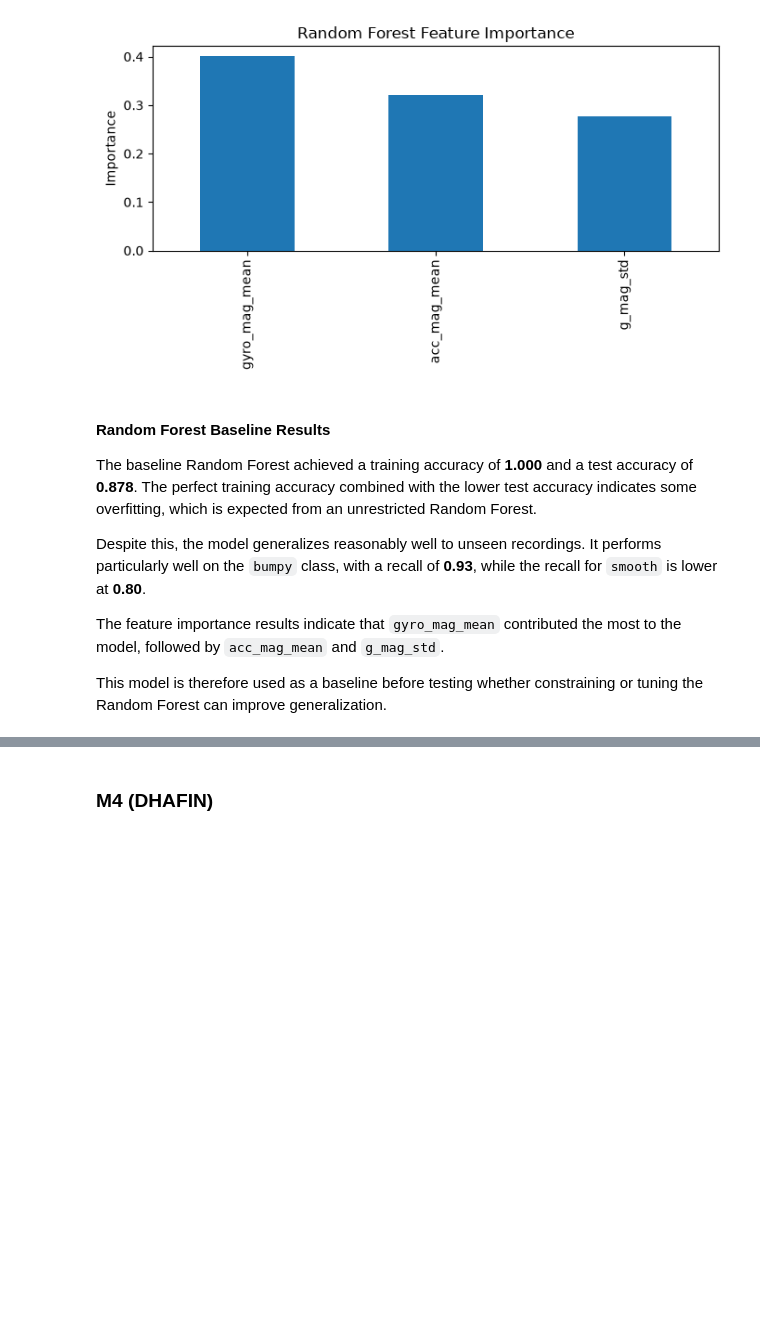
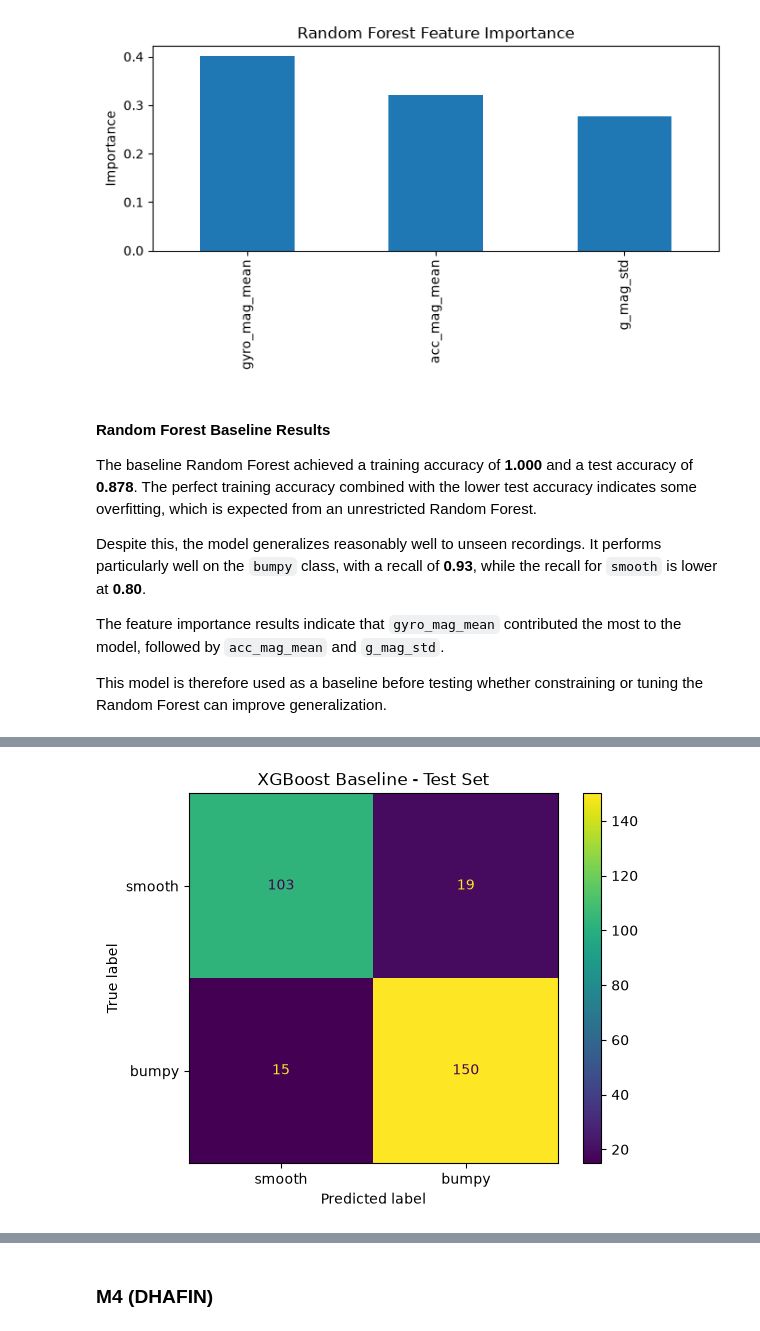
Before and after one commit to dhafinrizaldi/tue-5are0-bike-lane-quality, a Jupyter notebook: group11.ipynb, the cells around one changed output, grey strips where cells are left out. Drawn from its saved outputs; the diff is of its cells as text; code cells hidden in the pictures; blank space fills up the shorter version.

Commit message:
Implemented the XGBOOST baseline model.

```diff
--- a/group11.ipynb
+++ b/group11.ipynb
@@ -1561,0 +1566,96 @@ This model is therefore used as a baseline before testing whether constraining o
+# %%
+from xgboost import XGBClassifier
+from sklearn.metrics import (
+    accuracy_score,
+    classification_report,
+    confusion_matrix,
+    ConfusionMatrixDisplay
+)
+
+import matplotlib.pyplot as plt
+import pandas as pd
+
+
+# Baseline XGBoost
+xgb_baseline = XGBClassifier(
+    random_state=RANDOM_SEED,
+    eval_metric="logloss"
+)
+
+
+# Train only on the training data
+xgb_baseline.fit(X_train, y_train)
+
+
+# Predictions
+y_train_pred_xgb = xgb_baseline.predict(X_train)
+y_test_pred_xgb = xgb_baseline.predict(X_test)
+
+
+# Accuracy
+train_accuracy_xgb = accuracy_score(
+    y_train,
+    y_train_pred_xgb
+)
+
+test_accuracy_xgb = accuracy_score(
+    y_test,
+    y_test_pred_xgb
+)
+
+
+print("XGBoost Baseline")
+print("----------------")
+print(f"Training accuracy: {train_accuracy_xgb:.3f}")
+print(f"Test accuracy:     {test_accuracy_xgb:.3f}")
+
+
+# Classification report
+print("\nClassification report (test set):")
+
+print(
+    classification_report(
+        y_test,
+        y_test_pred_xgb,
+        target_names=["smooth", "bumpy"]
+    )
+)
+
+
+# Confusion matrix
+cm_xgb = confusion_matrix(
+    y_test,
+    y_test_pred_xgb
+)
+
+disp = ConfusionMatrixDisplay(
+    confusion_matrix=cm_xgb,
+    display_labels=["smooth", "bumpy"]
+)
+
+disp.plot()
+
+plt.title("XGBoost Baseline - Test Set")
+plt.show()
+
+
+# Feature importance
+feature_importance_xgb = pd.Series(
+    xgb_baseline.feature_importances_,
+    index=SELECTED_FEATURES
+).sort_values(ascending=False)
+
+print("\nFeature importance:")
+print(feature_importance_xgb)
+
+
+feature_importance_xgb.plot(
+    kind="bar",
+    figsize=(7, 4)
+)
+
+plt.ylabel("Importance")
+plt.title("XGBoost Feature Importance")
+plt.tight_layout()
+plt.show()
+# %% [output]
@@ -1561,0 +1676 @@ This model is therefore used as a baseline before testing whether constraining o
+[figure, added]
```
Also changed, not shown: parts of 3 cells of this notebook, 1 other file.
